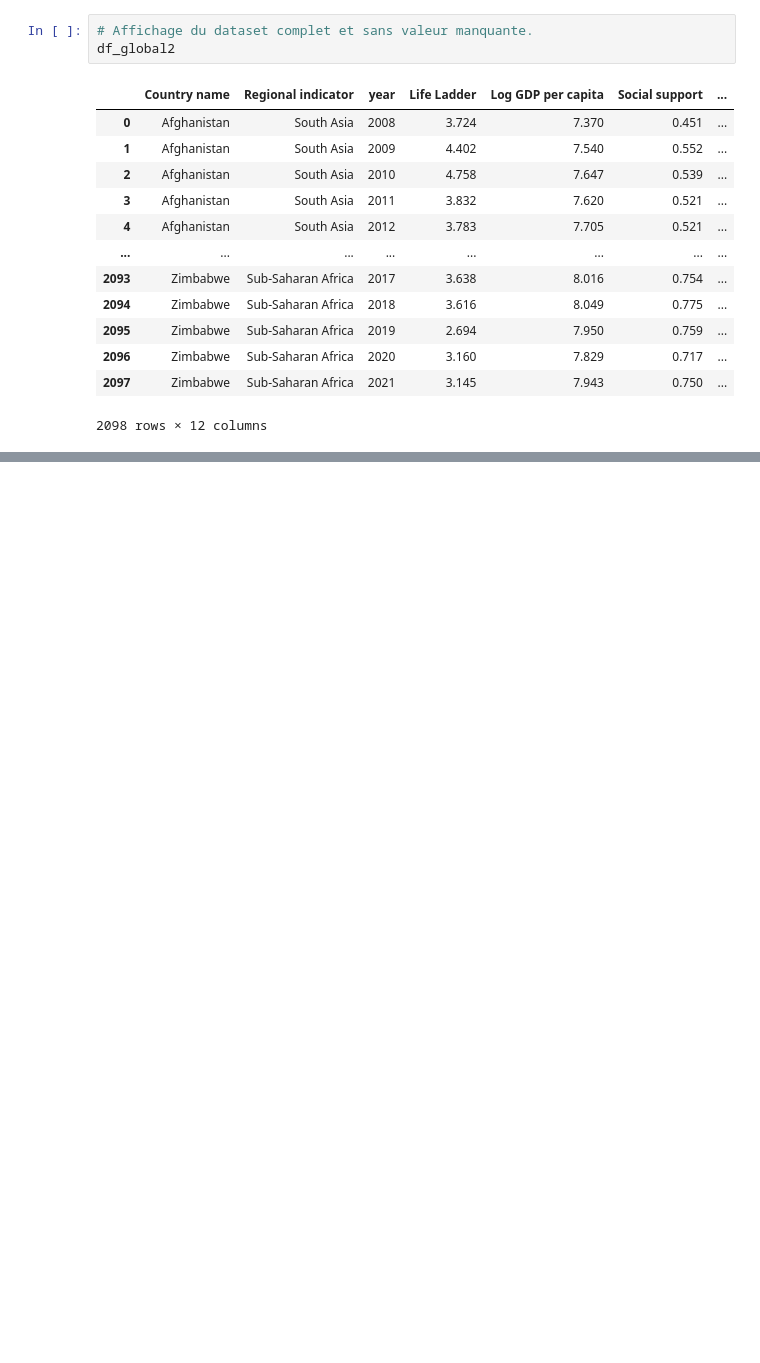
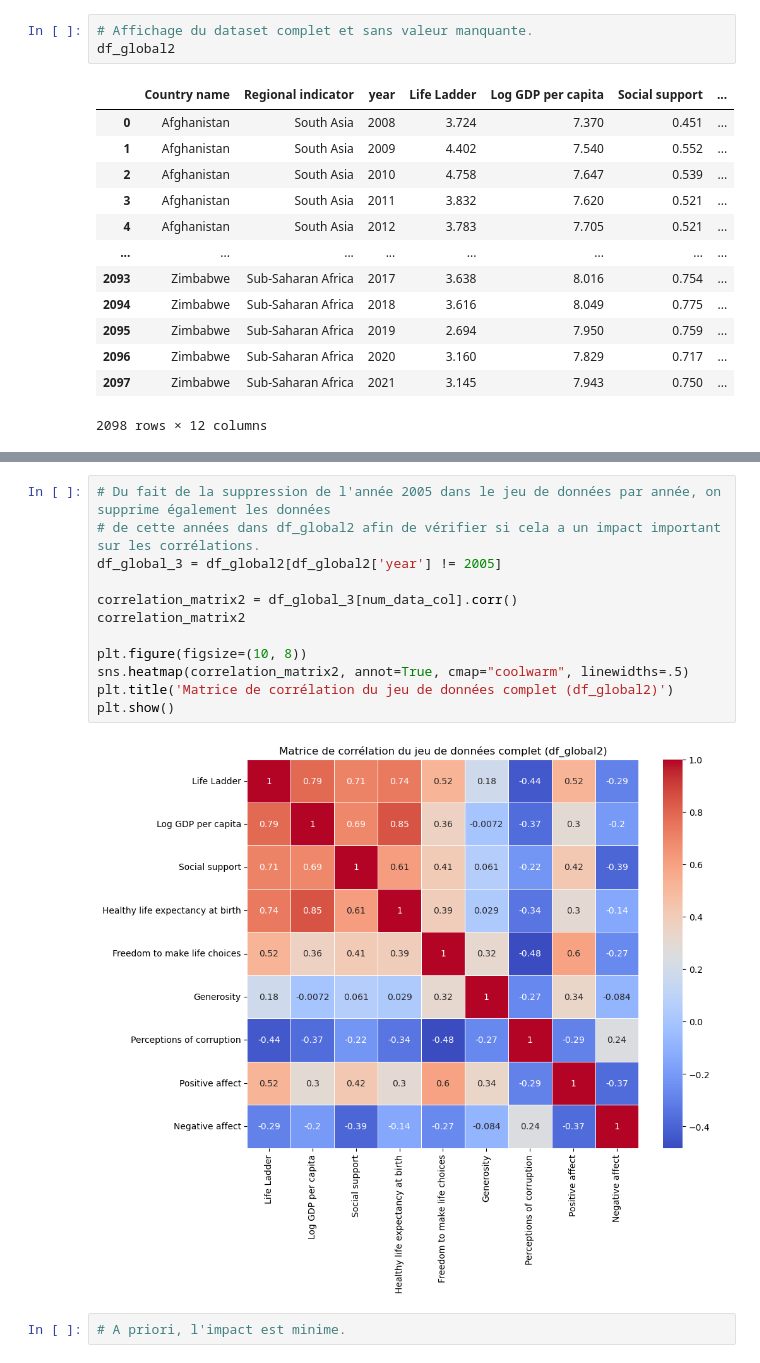
Before and after one commit to SkylerAuraArena/happinessmeter, a Jupyter notebook: notebooks/Pre_processing retraité.ipynb, the cells around one changed output, grey strips where cells are left out. Cells and saved outputs as stored; diff of their text form; blank space fills up the shorter version.

```diff
--- a/notebooks/Pre_processing retraité.ipynb
+++ b/notebooks/Pre_processing retraité.ipynb
@@ -351,0 +469,16 @@ df_global2
+# %%
+# Du fait de la suppression de l'année 2005 dans le jeu de données par année, on supprime également les données
+# de cette années dans df_global2 afin de vérifier si cela a un impact important sur les corrélations.
+df_global_3 = df_global2[df_global2['year'] != 2005]
+
+correlation_matrix2 = df_global_3[num_data_col].corr()
+correlation_matrix2
+
+plt.figure(figsize=(10, 8))
+sns.heatmap(correlation_matrix2, annot=True, cmap="coolwarm", linewidths=.5)
+plt.title('Matrice de corrélation du jeu de données complet (df_global2)')
+plt.show()
+# %% [output]
+[figure, added]
+# %%
+# A priori, l'impact est minime.
```
Also changed, not shown: parts of 36 cells of this notebook, 2 other files.
